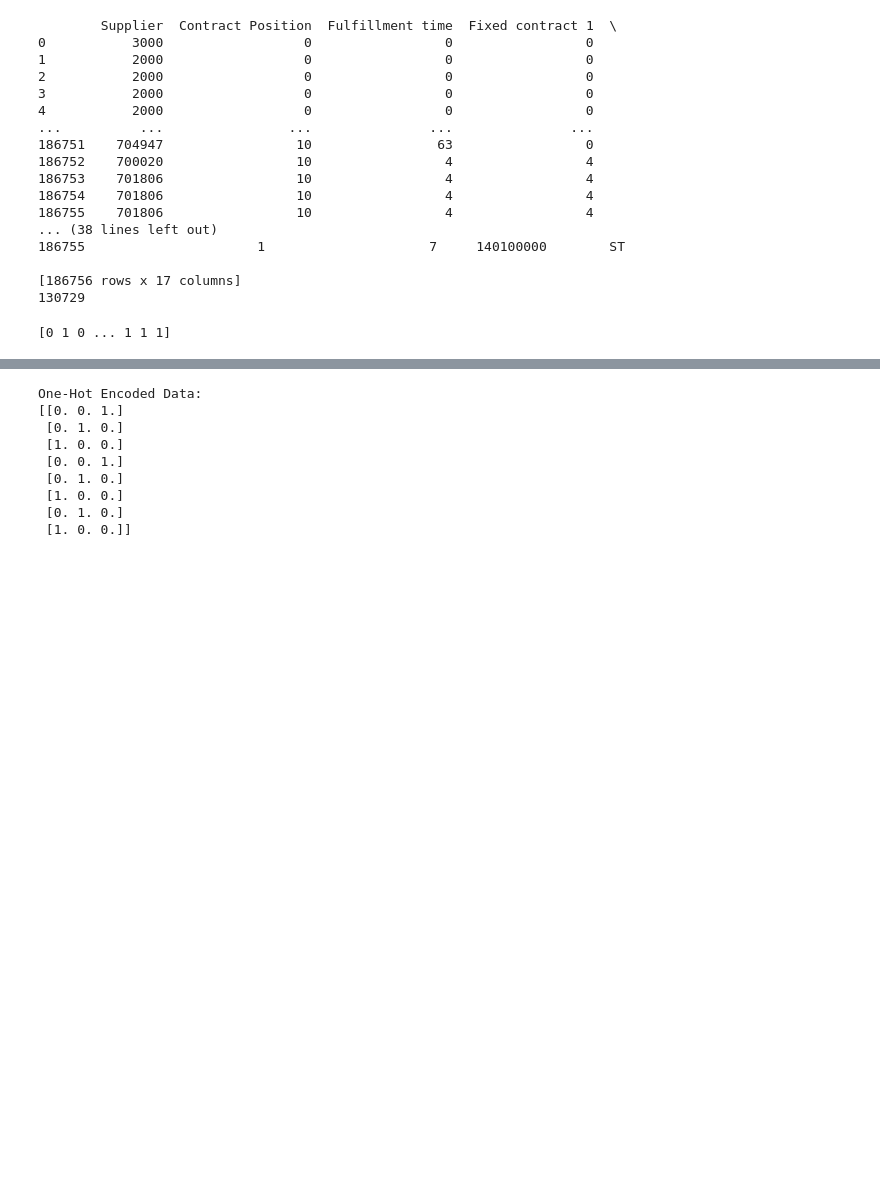
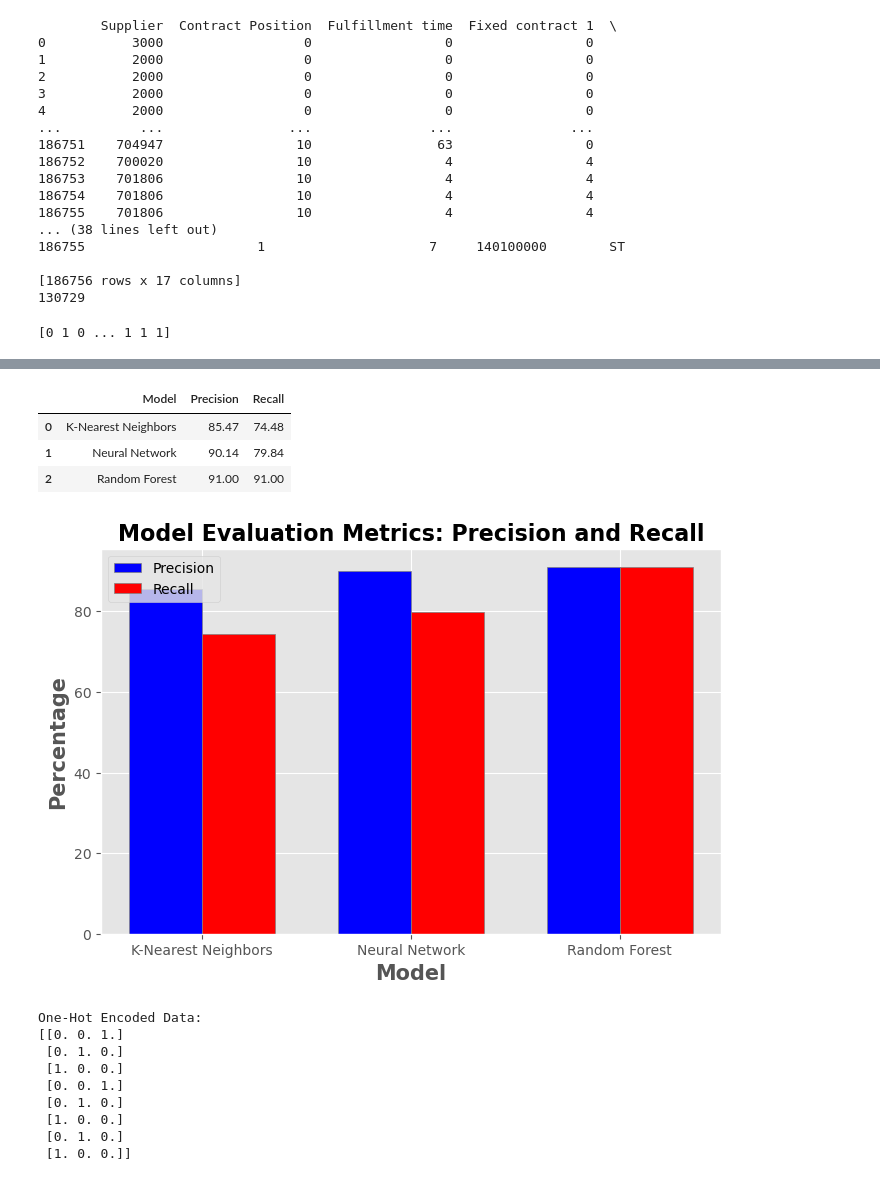
Before and after one commit to deniz361/ai-project, a Jupyter notebook: algorithms/Kmeans/kmeans.ipynb, the cells around one changed output, grey strips where cells are left out. Saved outputs shown, nothing was run; the diff lists cells and outputs as text; code cells hidden in the pictures; blank space fills up the shorter version.

```diff
--- a/algorithms/Kmeans/kmeans.ipynb
+++ b/algorithms/Kmeans/kmeans.ipynb
@@ -266,3 +280,65 @@ Precent of anomalies in validation data: 0.54%
+# %%
+import pandas as pd
+import matplotlib.pyplot as plt
+
+# Data Preparation
+data = {
+    'Model': ['K-Nearest Neighbors', 'Neural Network', 'Random Forest'],
+    'Precision': [85.47, 90.14, 91.00],
+    'Recall': [74.48, 79.84, 91.00]
+}
+
+df = pd.DataFrame(data)
+
+# Display the DataFrame to verify everything is correct
+df
+# %% [output]
+|  | Model | Precision | Recall |
+| 0 | K-Nearest Neighbors | 85.47 | 74.48 |
+| 1 | Neural Network | 90.14 | 79.84 |
+| 2 | Random Forest | 91.00 | 91.00 |
+# %%
+import pandas as pd
+import matplotlib.pyplot as plt
+
+# Data Preparation
+data = {
+    'Model': ['K-Nearest Neighbors', 'Neural Network', 'Random Forest'],
+    'Precision': [85.47, 90.14, 91.00],
+    'Recall': [74.48, 79.84, 91.00]
+}
+
+df = pd.DataFrame(data)
+
+# Set the style for aesthetic purposes
+plt.style.use('ggplot')
+
+# Plotting
+fig, ax = plt.subplots(figsize=(8, 5))
+
+# Width of a bar
+width = 0.35
+
+# Setting position of bars on X axis
+r1 = range(len(df))
+r2 = [x + width for x in r1]
+
+# Creating the bars
+precision_bars = ax.bar(r1, df['Precision'], color='blue', width=width, edgecolor='grey', label='Precision')
+recall_bars = ax.bar(r2, df['Recall'], color='red', width=width, edgecolor='grey', label='Recall')
+
+# Adding labels
+ax.set_xlabel('Model', fontweight='bold', fontsize=15)
+ax.set_ylabel('Percentage', fontweight='bold', fontsize=15)
+ax.set_title('Model Evaluation Metrics: Precision and Recall', fontweight='bold', fontsize=16)
+ax.set_xticks([r + width/2 for r in range(len(df))])
+ax.set_xticklabels(df['Model'])
+
+# Create legend & Show graphic
+ax.legend()
+plt.show()
+# %% [output]
+[figure, added]
 # %%
 ####################### PCA encoding testing ##################
 
```
Also changed, not shown: parts of 1 cell of this notebook.
